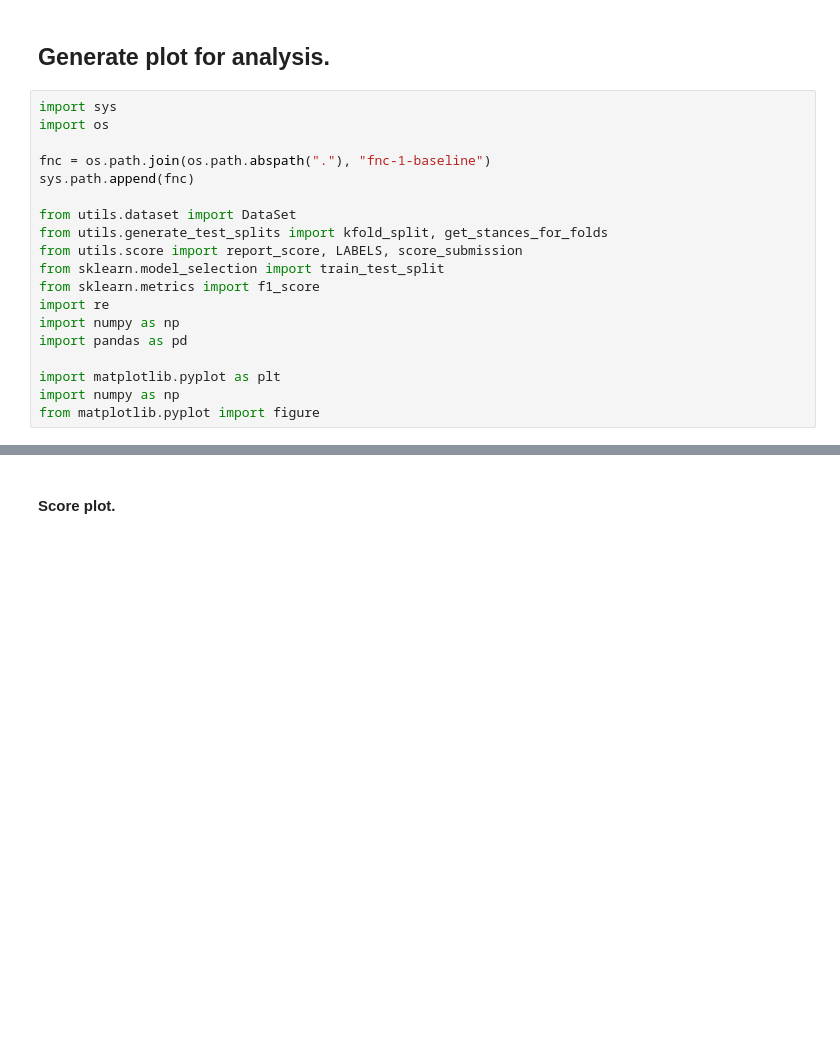
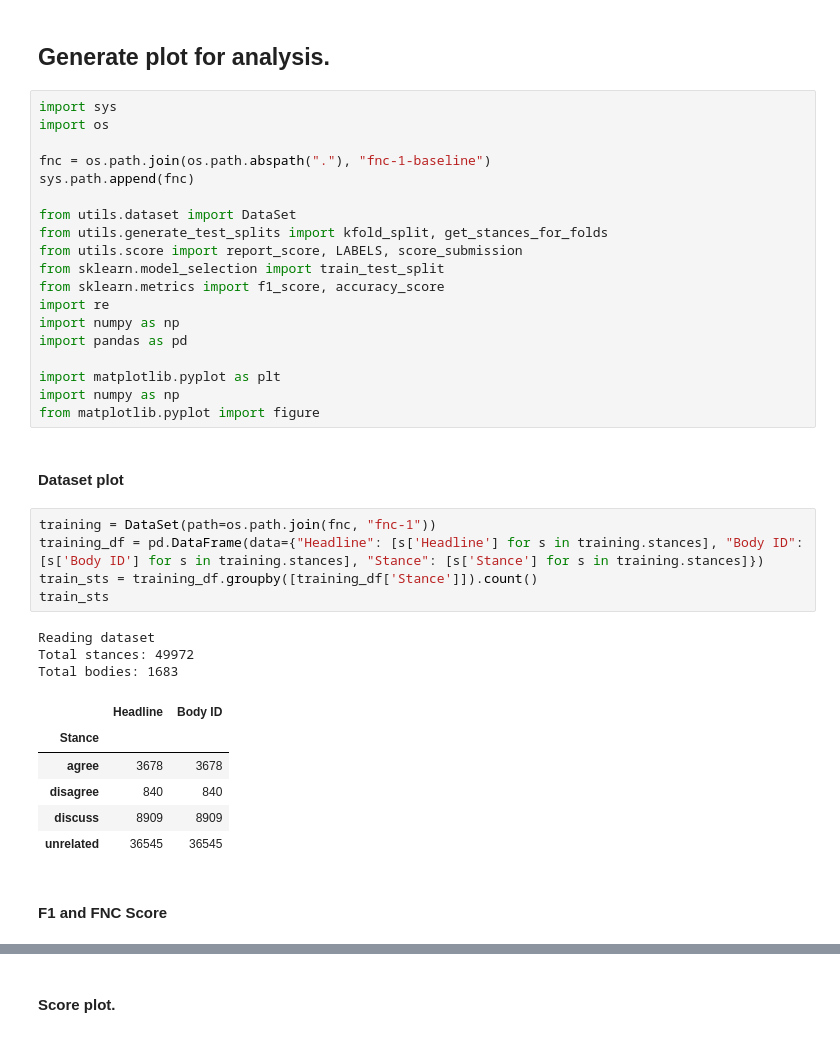
Before and after one commit to Lewis-Zhangyuzhe/MSCI641--Project, a Jupyter notebook: Project.ipynb, the cells around one changed output, grey strips where cells are left out. Cells and saved outputs as stored; diff of their text form; blank space fills up the shorter version.

```diff
--- a/Project.ipynb
+++ b/Project.ipynb
@@ -15,7 +15,7 @@ from utils.dataset import DataSet
 from utils.generate_test_splits import kfold_split, get_stances_for_folds
 from utils.score import report_score, LABELS, score_submission
 from sklearn.model_selection import train_test_split
-from sklearn.metrics import f1_score
+from sklearn.metrics import f1_score, accuracy_score
 import re
 import numpy as np
 import pandas as pd
@@ -23,6 +23,25 @@ import pandas as pd
 import matplotlib.pyplot as plt
 import numpy as np
 from matplotlib.pyplot import figure
+# %% [markdown]
+#### Dataset plot
+# %%
+training = DataSet(path=os.path.join(fnc, "fnc-1"))
+training_df = pd.DataFrame(data={"Headline": [s['Headline'] for s in training.stances], "Body ID": [s['Body ID'] for s in training.stances], "Stance": [s['Stance'] for s in training.stances]})
+train_sts = training_df.groupby([training_df['Stance']]).count()
+train_sts
+# %% [output]
+Reading dataset
+Total stances: 49972
+Total bodies: 1683
+|  | Headline | Body ID |
+| Stance |  |  |
+| agree | 3678 | 3678 |
+| disagree | 840 | 840 |
+| discuss | 8909 | 8909 |
+| unrelated | 36545 | 36545 |
+# %% [markdown]
+#### F1 and FNC Score
 # %%
 competition = DataSet("competition_test", path=os.path.join(fnc, "fnc-1"))
 actual = [stance['Stance'] for stance in competition.stances]
```
Also changed, not shown: parts of 6 cells of this notebook, 6 other files.
